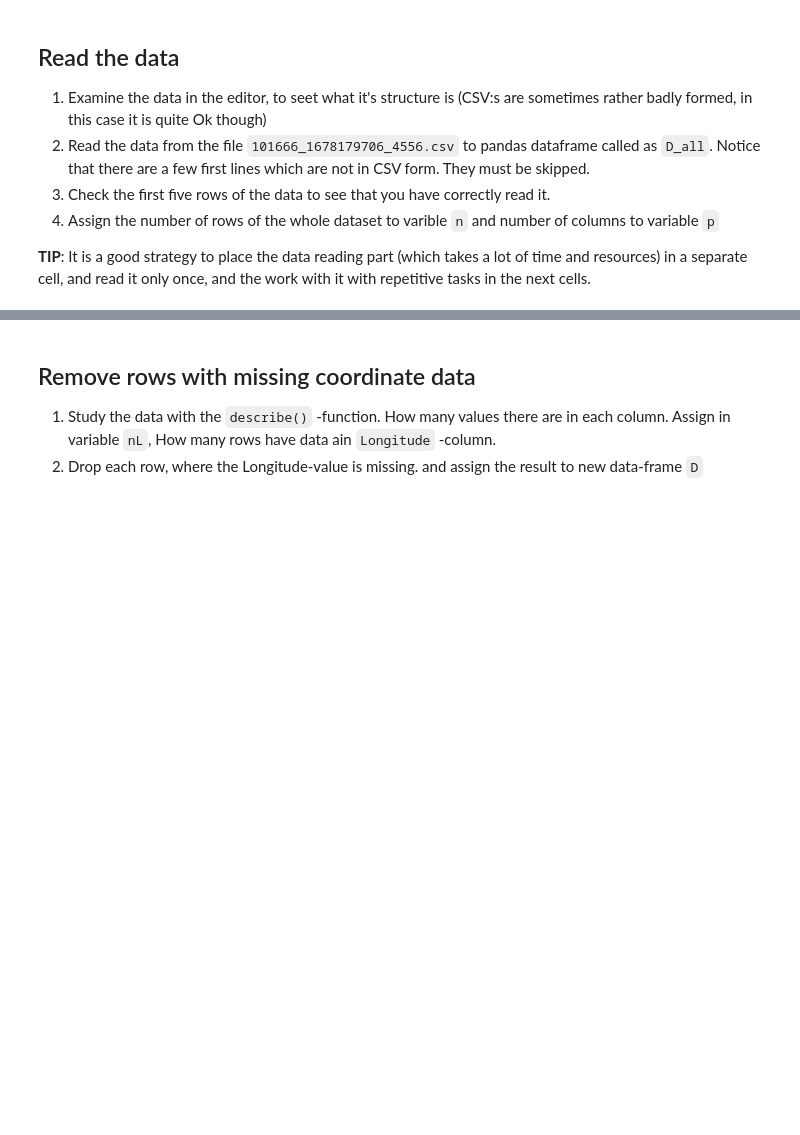
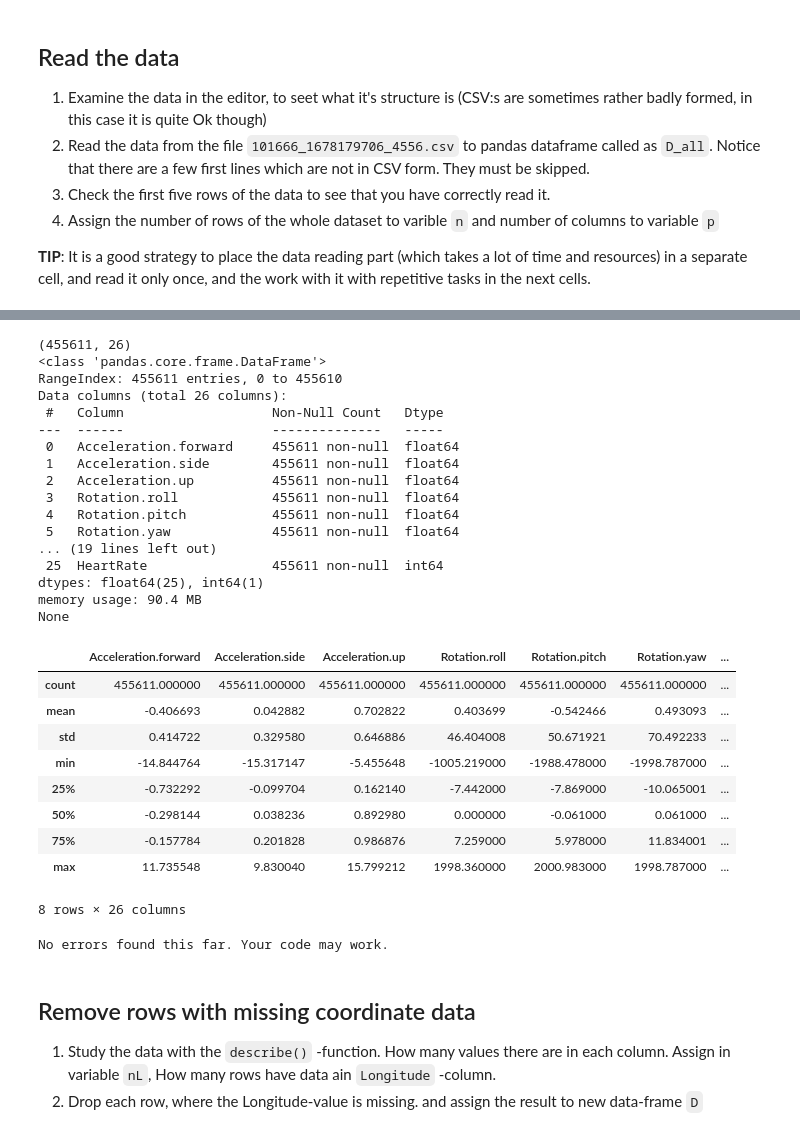
Before and after one commit to Hassan-Yousefi-Halvaei/Python-Codes, a Jupyter notebook: Exercises/Exercise2/Positioning_data.ipynb, the cells around one changed output, grey strips where cells are left out. Drawn from its saved outputs; the diff is of its cells as text; code cells hidden in the pictures; blank space fills up the shorter version.

```diff
--- a/Exercises/Exercise2/Positioning_data.ipynb
+++ b/Exercises/Exercise2/Positioning_data.ipynb
@@ -85,0 +62,12 @@ Mounted at /content/drive
+# %%
+# Read the data here to D_all
+# YOUR CODE HERE
+import pandas as pd
+
+file_path = "https://raw.githubusercontent.com/pevalisuo/AML/master/Exercises/Exercise2/101666_1678179706_4556.csv"  # The file path from Github
+
+D_all = pd.read_csv(file_path, sep =',', skiprows = 3, skipinitialspace=True)     # Reading the CSV file while skipping the fisrt 3 rows and also initial spaves
+
+n = D_all.shape[0]                                                                # Assigning the number of rows to variable n
+p = D_all.shape[1]                                                                # Assigning the number of columns to variable p
+D_all.head()                                                                      # Checking the first five rows of the data
@@ -86,7 +82,40 @@ Mounted at /content/drive
 # %%
 # Then make the further analysis of the data here. D_all is still valid, since it was defined in the previous cell
 # YOUR CODE HERE
-raise NotImplementedError()
+
+print(D_all.shape)
+print(D_all.info())
+D_all.describe()
+
+#raise NotImplementedError()
+# %% [output]
+(455611, 26)
+<class 'pandas.core.frame.DataFrame'>
+RangeIndex: 455611 entries, 0 to 455610
+Data columns (total 26 columns):
+ #   Column                   Non-Null Count   Dtype
+---  ------                   --------------   -----
+ 0   Acceleration.forward     455611 non-null  float64
+ 1   Acceleration.side        455611 non-null  float64
+ 2   Acceleration.up          455611 non-null  float64
+ 3   Rotation.roll            455611 non-null  float64
+ 4   Rotation.pitch           455611 non-null  float64
+ 5   Rotation.yaw             455611 non-null  float64
+... (19 lines left out)
+ 25  HeartRate                455611 non-null  int64
+dtypes: float64(25), int64(1)
+memory usage: 90.4 MB
+None
+|  | Acceleration.forward | Acceleration.side | Acceleration.up | Rotation.roll | Rotation.pitch | Rotation.yaw | ... |
+| count | 455611.000000 | 455611.000000 | 455611.000000 | 455611.000000 | 455611.000000 | 455611.000000 | ... |
+| mean | -0.406693 | 0.042882 | 0.702822 | 0.403699 | -0.542466 | 0.493093 | ... |
+| std | 0.414722 | 0.329580 | 0.646886 | 46.404008 | 50.671921 | 70.492233 | ... |
+| min | -14.844764 | -15.317147 | -5.455648 | -1005.219000 | -1988.478000 | -1998.787000 | ... |
+| 25% | -0.732292 | -0.099704 | 0.162140 | -7.442000 | -7.869000 | -10.065001 | ... |
+| 50% | -0.298144 | 0.038236 | 0.892980 | 0.000000 | -0.061000 | 0.061000 | ... |
+| 75% | -0.157784 | 0.201828 | 0.986876 | 7.259000 | 5.978000 | 11.834001 | ... |
+| max | 11.735548 | 9.830040 | 15.799212 | 1998.360000 | 2000.983000 | 1998.787000 | ... |
+8 rows × 26 columns
 # %%
 if 'D_all' not in globals():
     print("D_all not found! Please read the data to D_all.")
@@ -98,6 +127,8 @@ elif 'p' not in globals():
     print("p not found! Please assign the number of columns in D_all to p")
 else:
     print("No errors found this far. Your code may work.")
+# %% [output]
+No errors found this far. Your code may work.
 # %% [markdown]
 ## Remove rows with missing coordinate data
 
```
Also changed, not shown: parts of 2 cells of this notebook.
